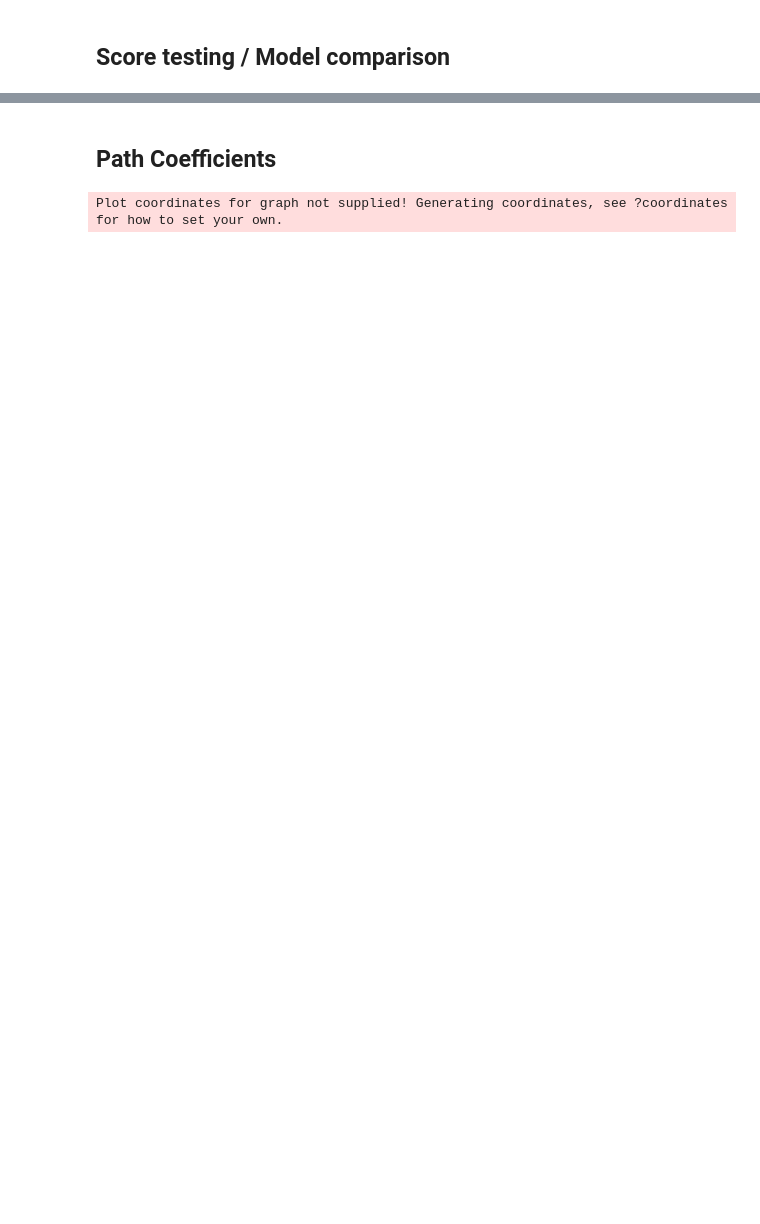
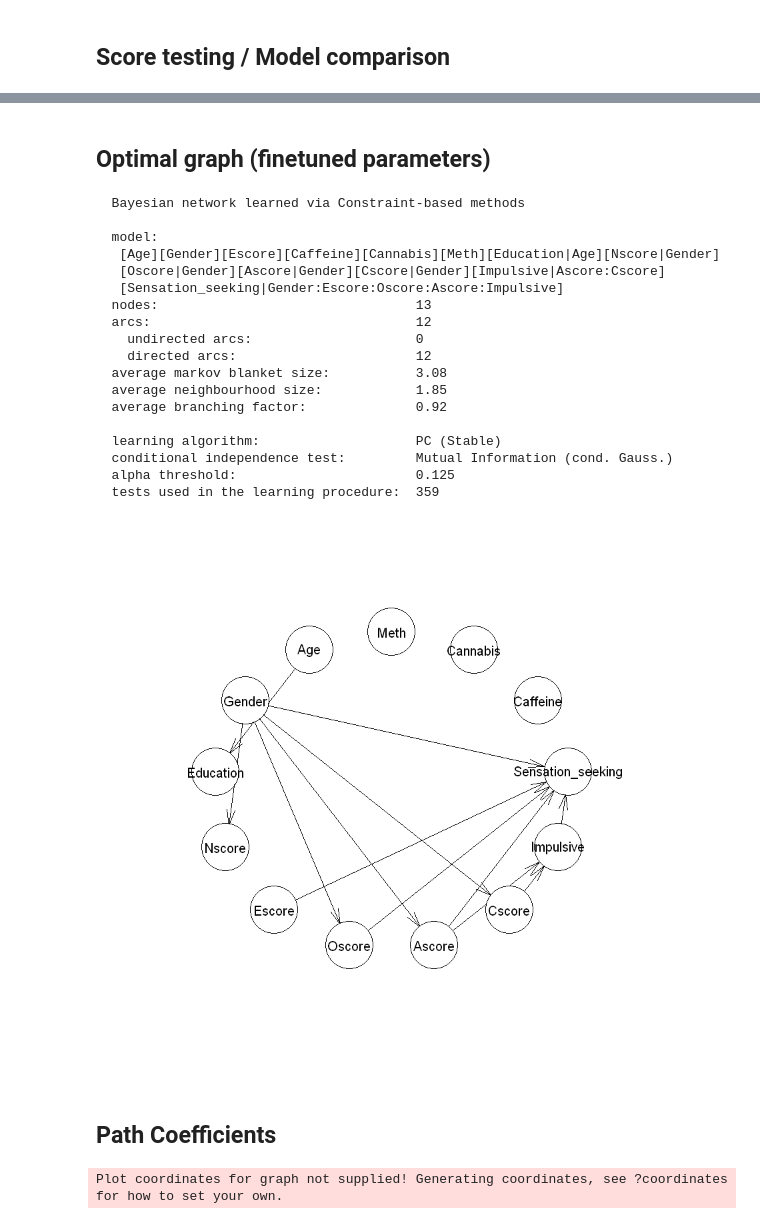
Before and after one commit to LiMeijdam/BayesianNetworkDrugsUsageA2, a Jupyter notebook: PC_Algorithm.ipynb, the cells around one changed output, grey strips where cells are left out. Cells and saved outputs as stored; diff of their text form; code cells hidden in the pictures; blank space fills up the shorter version.

```diff
--- a/PC_Algorithm.ipynb
+++ b/PC_Algorithm.ipynb
@@ -451,3 +298,29 @@ score(fit_a1_blacklist_msx3, df)
+# %% [markdown]
+## Optimal graph (finetuned parameters)
+# %%
+finetuned_network <- pc.stable(df, blacklist = blacklist,undirected=FALSE,alpha=0.125,test="mi-cg")
+finetuned_network
+plot(finetuned_network)
+# %% [output]
+  Bayesian network learned via Constraint-based methods
+
+  model:
+   [Age][Gender][Escore][Caffeine][Cannabis][Meth][Education|Age][Nscore|Gender]
+   [Oscore|Gender][Ascore|Gender][Cscore|Gender][Impulsive|Ascore:Cscore]
+   [Sensation_seeking|Gender:Escore:Oscore:Ascore:Impulsive]
+  nodes:                                 13
+  arcs:                                  12
+    undirected arcs:                     0
+    directed arcs:                       12
+  average markov blanket size:           3.08
+  average neighbourhood size:            1.85
+  average branching factor:              0.92
+
+  learning algorithm:                    PC (Stable)
+  conditional independence test:         Mutual Information (cond. Gauss.)
+  alpha threshold:                       0.125
+  tests used in the learning procedure:  359
+[figure, added]
 # %% [markdown]
 ## Path Coefficients
 # %%
```
Also changed, not shown: parts of 14 cells of this notebook, 1 other file.
